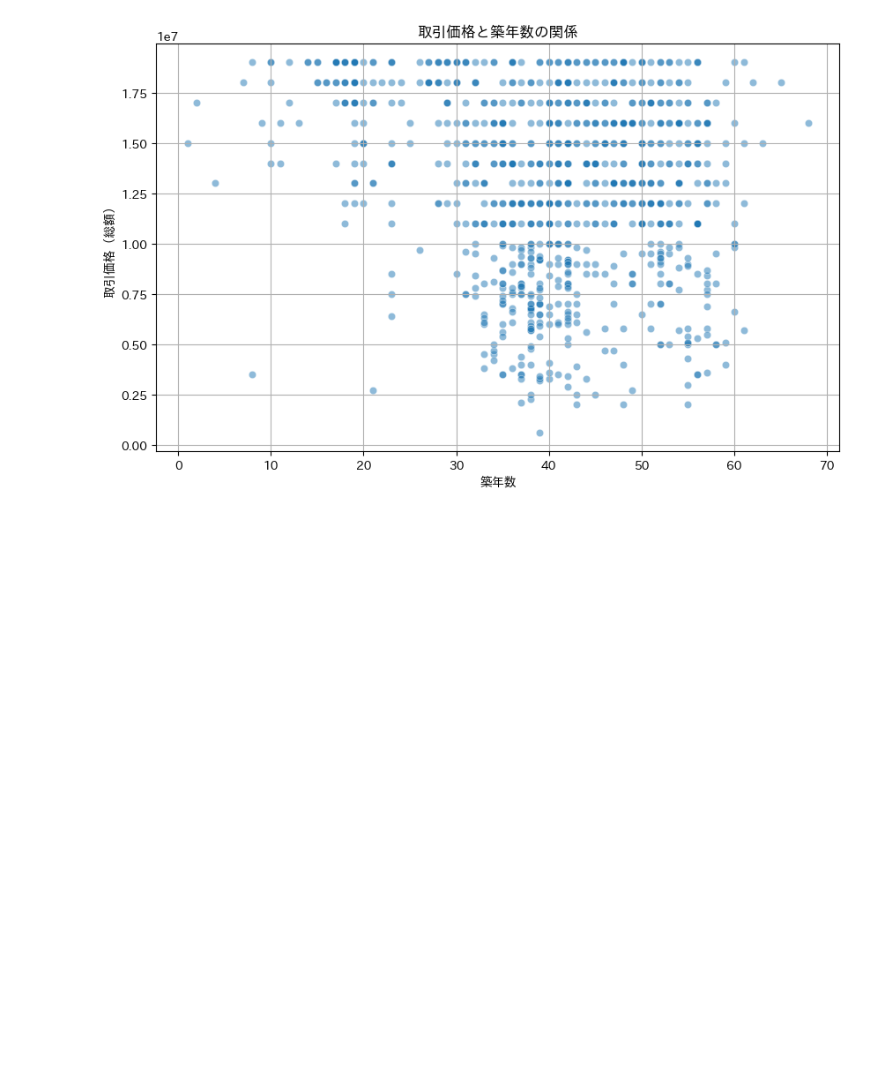
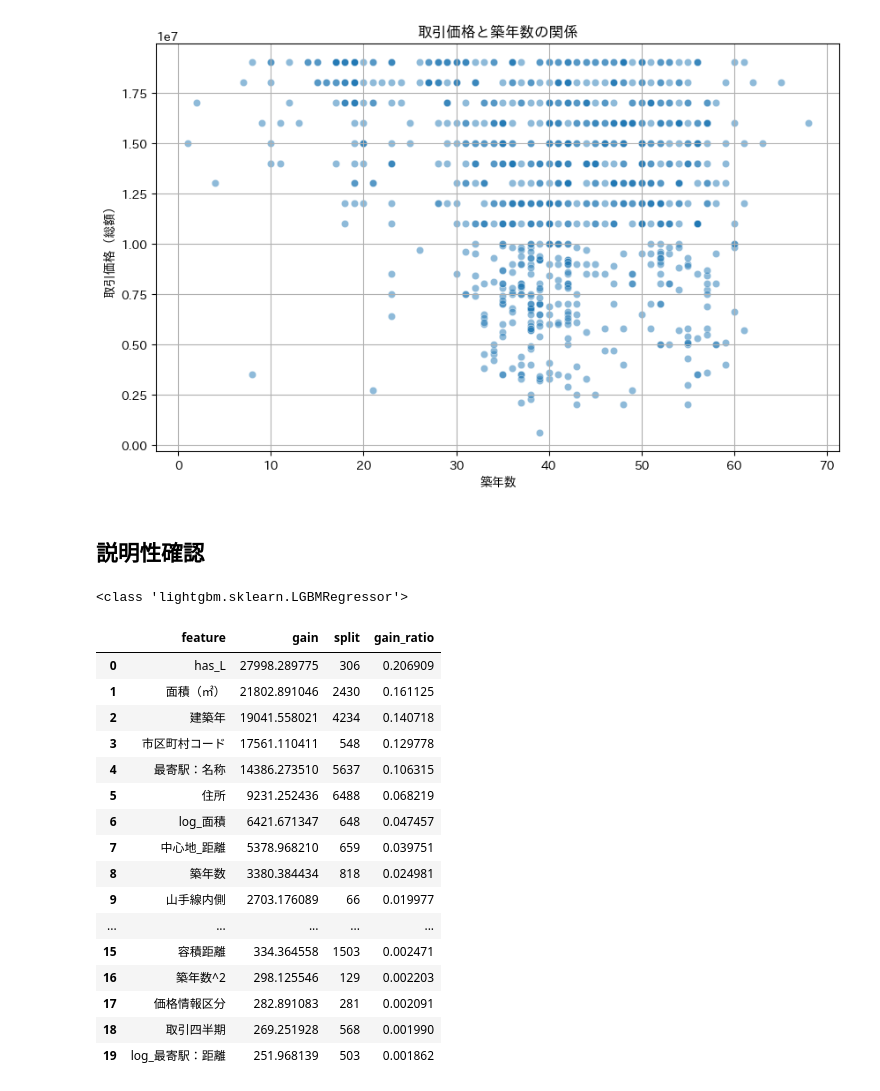
Before and after one commit to kotouharuto/House-price-forecast, a Jupyter notebook: notebooks/04_predict_analysis.ipynb, the cells around one changed output. Drawn from its saved outputs; the diff is of its cells as text; code cells hidden in the pictures; blank space fills up the shorter version.

```diff
--- a/notebooks/04_predict_analysis.ipynb
+++ b/notebooks/04_predict_analysis.ipynb
@@ -115,3 +118,49 @@ plt.grid()
 plt.show()
 # %% [output]
 [figure]
+# %% [markdown]
+## 説明性確認
+# %%
+# 特徴量重要度の確認
+
+# モデルの読み込み
+with open("../models/lgbm_model.pkl", "rb") as f:
+    model = pickle.load(f)
+
+print(type(model))
+
+# Booster を取得
+booster = model.booster_ if hasattr(model, "booster_") else model
+
+feat_names = booster.feature_name()
+
+imp = pd.DataFrame({
+    "feature": feat_names,
+    "gain":  booster.feature_importance(importance_type="gain"),
+    "split": booster.feature_importance(importance_type="split"),
+})
+
+# gain の比率を確認
+imp["gain_ratio"] = imp["gain"] / imp["gain"].sum()
+imp = imp.sort_values("gain", ascending=False).reset_index(drop=True)
+
+imp.head(20)
+# %% [output]
+<class 'lightgbm.sklearn.LGBMRegressor'>
+|  | feature | gain | split | gain_ratio |
+| 0 | has_L | 27998.289775 | 306 | 0.206909 |
+| 1 | 面積（㎡） | 21802.891046 | 2430 | 0.161125 |
+| 2 | 建築年 | 19041.558021 | 4234 | 0.140718 |
+| 3 | 市区町村コード | 17561.110411 | 548 | 0.129778 |
+| 4 | 最寄駅：名称 | 14386.273510 | 5637 | 0.106315 |
+| 5 | 住所 | 9231.252436 | 6488 | 0.068219 |
+| 6 | log_面積 | 6421.671347 | 648 | 0.047457 |
+| 7 | 中心地_距離 | 5378.968210 | 659 | 0.039751 |
+| 8 | 築年数 | 3380.384434 | 818 | 0.024981 |
+| 9 | 山手線内側 | 2703.176089 | 66 | 0.019977 |
+| ... | ... | ... | ... | ... |
+| 15 | 容積距離 | 334.364558 | 1503 | 0.002471 |
+| 16 | 築年数^2 | 298.125546 | 129 | 0.002203 |
+| 17 | 価格情報区分 | 282.891083 | 281 | 0.002091 |
+| 18 | 取引四半期 | 269.251928 | 568 | 0.001990 |
+| 19 | log_最寄駅：距離 | 251.968139 | 503 | 0.001862 |
```
Also changed, not shown: parts of 3 cells of this notebook, 1 other file.
